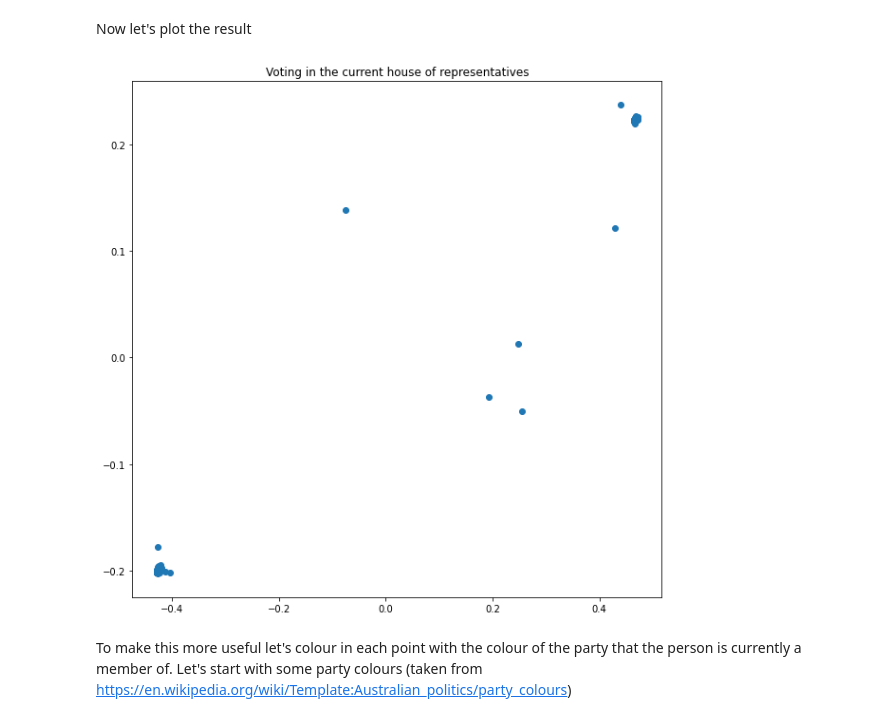
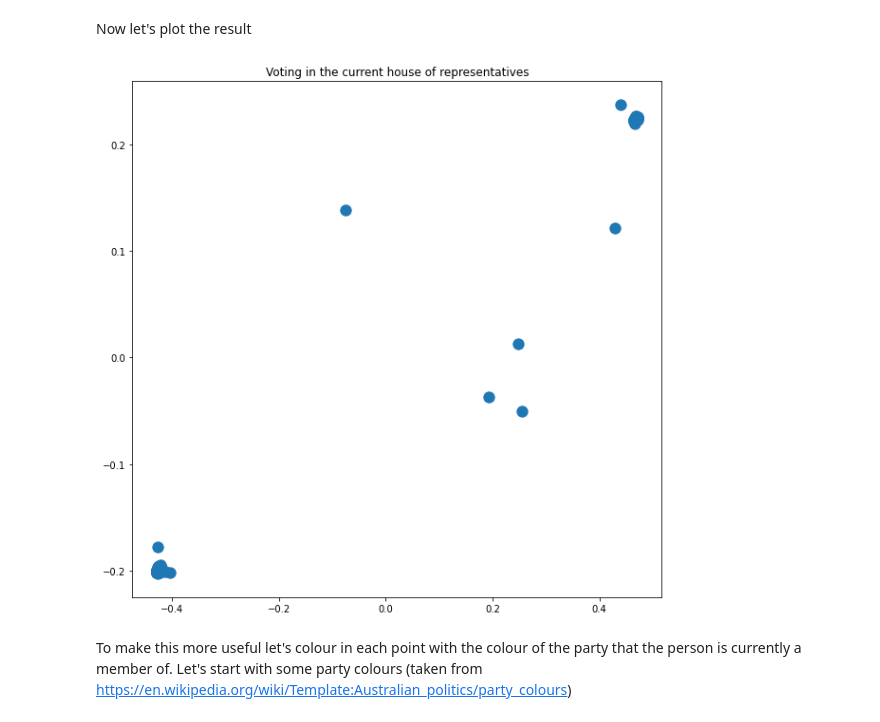
Before and after one commit to openaustralia/visualise-votes-mds, a Jupyter notebook: notebook.ipynb, the cells around one changed output. Drawn from its saved outputs; the diff is of its cells as text; code cells hidden in the pictures.

```diff
--- a/notebook.ipynb
+++ b/notebook.ipynb
@@ -99,12 +99,12 @@ Now let's plot the result
 # %%
 from matplotlib import pyplot as plt
 
 fig = plt.figure(2, (10,10))
-plt.scatter(x, y)
+plt.scatter(x, y, s=128)
 plt.title('Voting in the current house of representatives')
 plt.show()
 # %% [output]
-[figure, old version]
+[figure, new version]
 # %% [markdown]
 To make this more useful let's colour in each point with the colour of the party that the person is currently a member of. Let's start with some party colours (taken from https://en.wikipedia.org/wiki/Template:Australian_politics/party_colours)
 # %%
```
Also changed, not shown: parts of 6 cells of this notebook.
